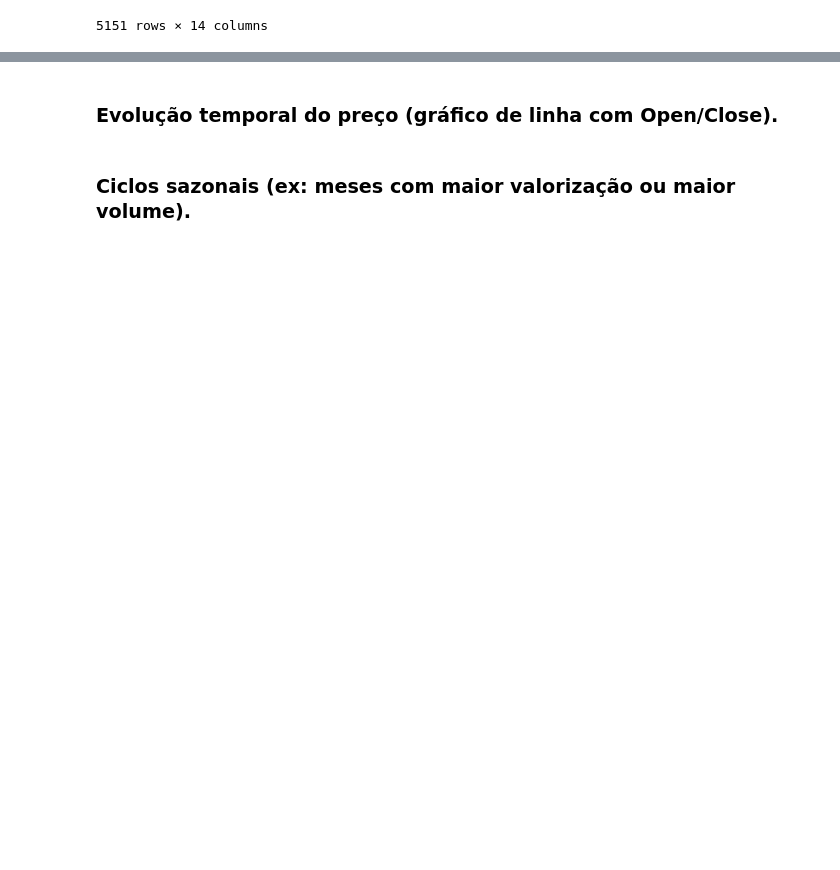
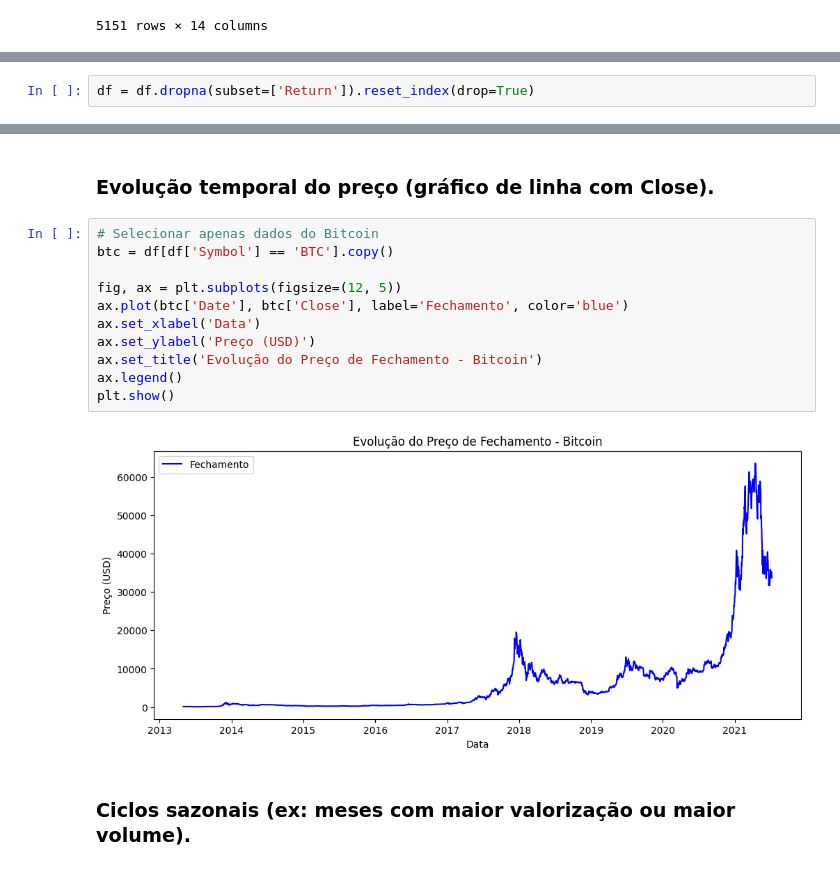
Before and after one commit to kiovaz/crypto-dashboard-eda, a Jupyter notebook: notebooks/notebook.ipynb, the cells around one changed output, grey strips where cells are left out. Saved outputs shown, nothing was run; the diff lists cells and outputs as text; blank space fills up the shorter version.

```diff
--- a/notebooks/notebook.ipynb
+++ b/notebooks/notebook.ipynb
@@ -79,0 +98,2 @@ df
+# %%
+df = df.dropna(subset=['Return']).reset_index(drop=True)
@@ -80,4 +107,17 @@ df
 # %% [markdown]
-### Evolução temporal do preço (gráfico de linha com Open/Close).
+### Evolução temporal do preço (gráfico de linha com Close).
+# %%
+# Selecionar apenas dados do Bitcoin
+btc = df[df['Symbol'] == 'BTC'].copy()
+
+fig, ax = plt.subplots(figsize=(12, 5))
+ax.plot(btc['Date'], btc['Close'], label='Fechamento', color='blue')
+ax.set_xlabel('Data')
+ax.set_ylabel('Preço (USD)')
+ax.set_title('Evolução do Preço de Fechamento - Bitcoin')
+ax.legend()
+plt.show()
+# %% [output]
+[figure, added]
 # %% [markdown]
 ### Ciclos sazonais (ex: meses com maior valorização ou maior volume).
```
Also changed, not shown: parts of 22 cells of this notebook, 2 other files.
